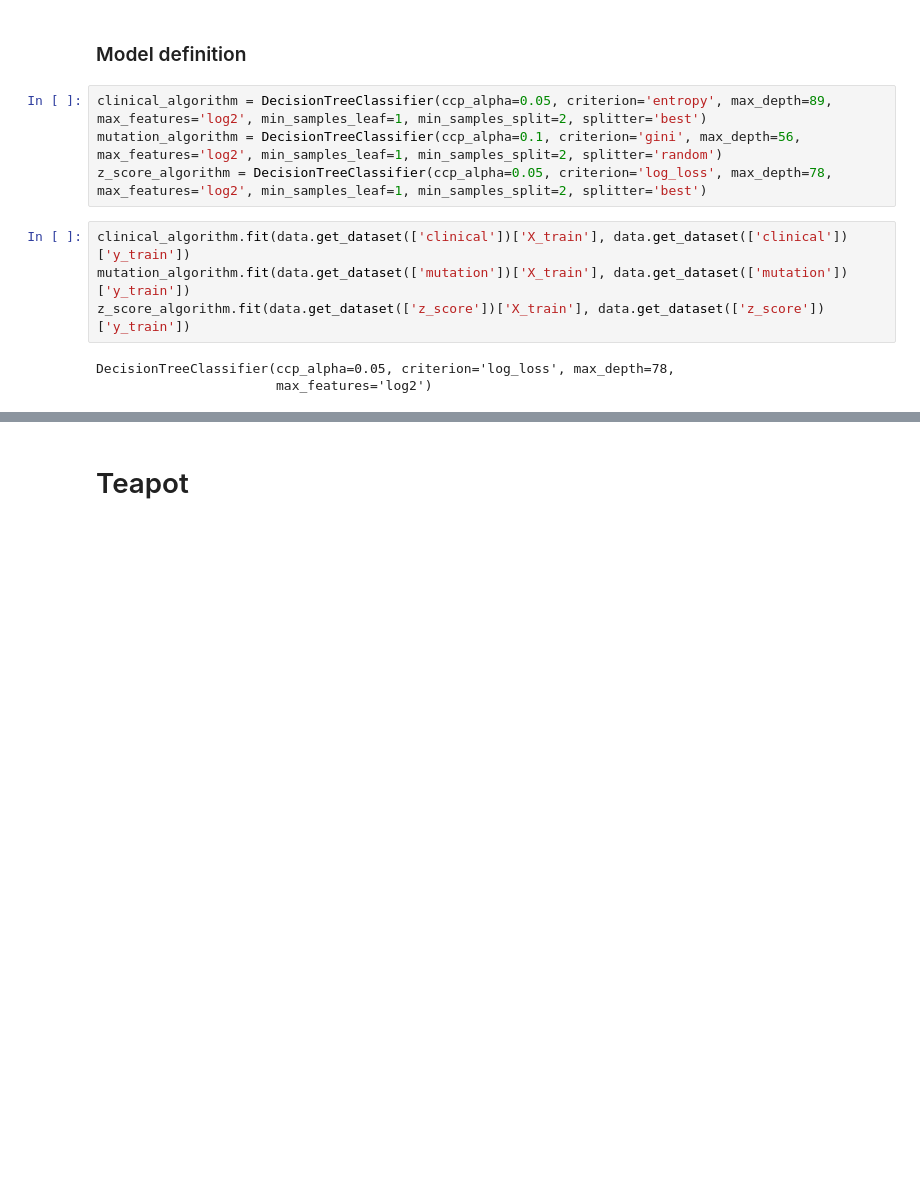
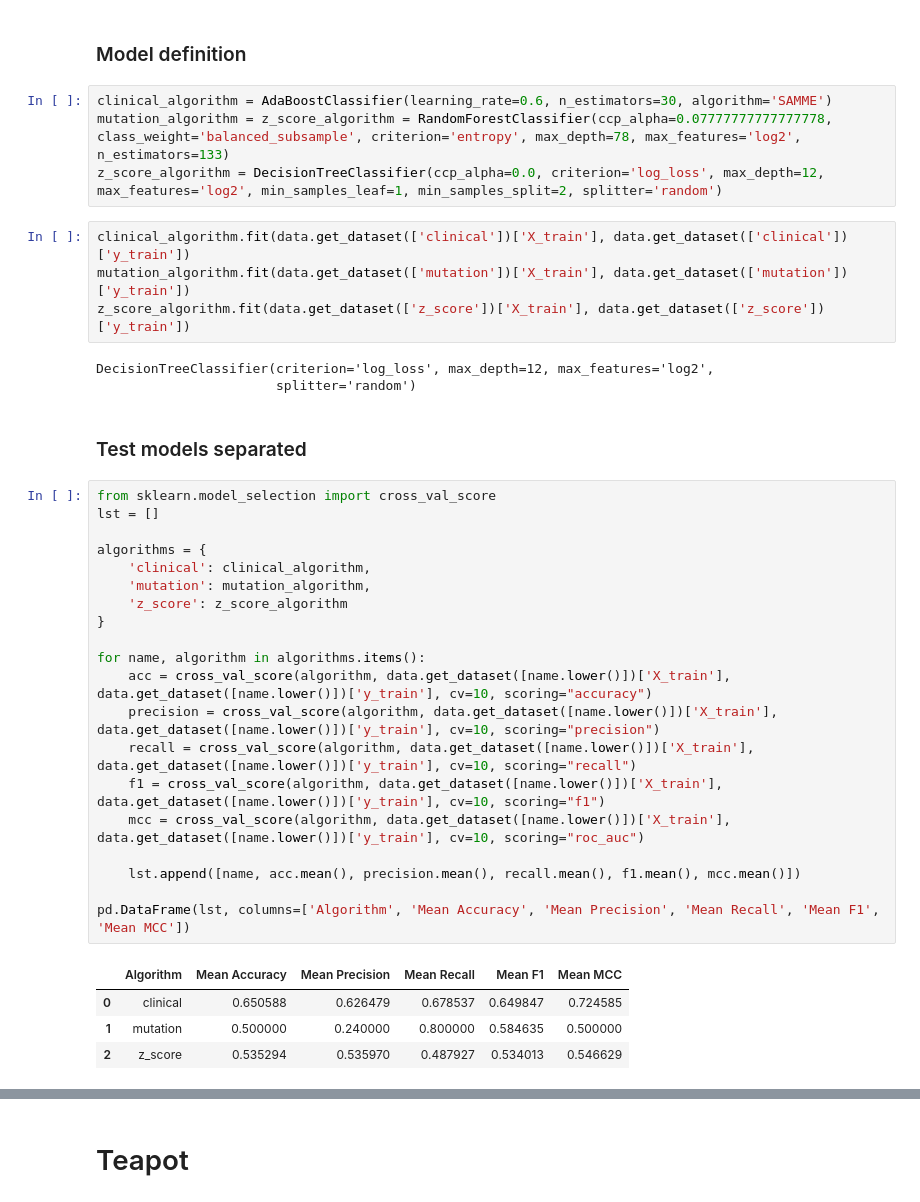
Before and after one commit to diegfernv/breast-cancer-classification, a Jupyter notebook: 9-Models_testing.ipynb, the cells around one changed output, grey strips where cells are left out. Cells and saved outputs as stored; diff of their text form; blank space fills up the shorter version.

```diff
--- a/9-Models_testing.ipynb
+++ b/9-Models_testing.ipynb
@@ -80,17 +81,44 @@ data = Datasets(42)
 # Halving Search
 # %% [markdown]
 ### Model definition
-# %%
-clinical_algorithm = DecisionTreeClassifier(ccp_alpha=0.05, criterion='entropy', max_depth=89, max_features='log2', min_samples_leaf=1, min_samples_split=2, splitter='best')
-mutation_algorithm = DecisionTreeClassifier(ccp_alpha=0.1, criterion='gini', max_depth=56, max_features='log2', min_samples_leaf=1, min_samples_split=2, splitter='random')
-z_score_algorithm = DecisionTreeClassifier(ccp_alpha=0.05, criterion='log_loss', max_depth=78, max_features='log2', min_samples_leaf=1, min_samples_split=2, splitter='best')
+# %%
+clinical_algorithm = AdaBoostClassifier(learning_rate=0.6, n_estimators=30, algorithm='SAMME')
+mutation_algorithm = z_score_algorithm = RandomForestClassifier(ccp_alpha=0.07777777777777778, class_weight='balanced_subsample', criterion='entropy', max_depth=78, max_features='log2', n_estimators=133)
+z_score_algorithm = DecisionTreeClassifier(ccp_alpha=0.0, criterion='log_loss', max_depth=12, max_features='log2', min_samples_leaf=1, min_samples_split=2, splitter='random')
 # %%
 clinical_algorithm.fit(data.get_dataset(['clinical'])['X_train'], data.get_dataset(['clinical'])['y_train'])
 mutation_algorithm.fit(data.get_dataset(['mutation'])['X_train'], data.get_dataset(['mutation'])['y_train'])
 z_score_algorithm.fit(data.get_dataset(['z_score'])['X_train'], data.get_dataset(['z_score'])['y_train'])
 # %% [output]
-DecisionTreeClassifier(ccp_alpha=0.05, criterion='log_loss', max_depth=78,
-                       max_features='log2')
+DecisionTreeClassifier(criterion='log_loss', max_depth=12, max_features='log2',
+                       splitter='random')
+# %% [markdown]
+### Test models separated
+# %%
+from sklearn.model_selection import cross_val_score
+lst = []
+
+algorithms = {
+    'clinical': clinical_algorithm,
+    'mutation': mutation_algorithm,
+    'z_score': z_score_algorithm
+}
+
+for name, algorithm in algorithms.items():
+    acc = cross_val_score(algorithm, data.get_dataset([name.lower()])['X_train'], data.get_dataset([name.lower()])['y_train'], cv=10, scoring="accuracy")
+    precision = cross_val_score(algorithm, data.get_dataset([name.lower()])['X_train'], data.get_dataset([name.lower()])['y_train'], cv=10, scoring="precision")
+    recall = cross_val_score(algorithm, data.get_dataset([name.lower()])['X_train'], data.get_dataset([name.lower()])['y_train'], cv=10, scoring="recall")
+    f1 = cross_val_score(algorithm, data.get_dataset([name.lower()])['X_train'], data.get_dataset([name.lower()])['y_train'], cv=10, scoring="f1")
+    mcc = cross_val_score(algorithm, data.get_dataset([name.lower()])['X_train'], data.get_dataset([name.lower()])['y_train'], cv=10, scoring="roc_auc")
+
+    lst.append([name, acc.mean(), precision.mean(), recall.mean(), f1.mean(), mcc.mean()])
+
+pd.DataFrame(lst, columns=['Algorithm', 'Mean Accuracy', 'Mean Precision', 'Mean Recall', 'Mean F1', 'Mean MCC'])
+# %% [output]
+|  | Algorithm | Mean Accuracy | Mean Precision | Mean Recall | Mean F1 | Mean MCC |
+| 0 | clinical | 0.650588 | 0.626479 | 0.678537 | 0.649847 | 0.724585 |
+| 1 | mutation | 0.500000 | 0.240000 | 0.800000 | 0.584635 | 0.500000 |
+| 2 | z_score | 0.535294 | 0.535970 | 0.487927 | 0.534013 | 0.546629 |
 # %%
 clinical_algorithm_pred = clinical_algorithm.predict(data.get_dataset(['clinical'])['X_val'])
 mutation_algorithm_pred = mutation_algorithm.predict(data.get_dataset(['mutation'])['X_val'])
```
Also changed, not shown: parts of 7 cells of this notebook, 2 other files.
